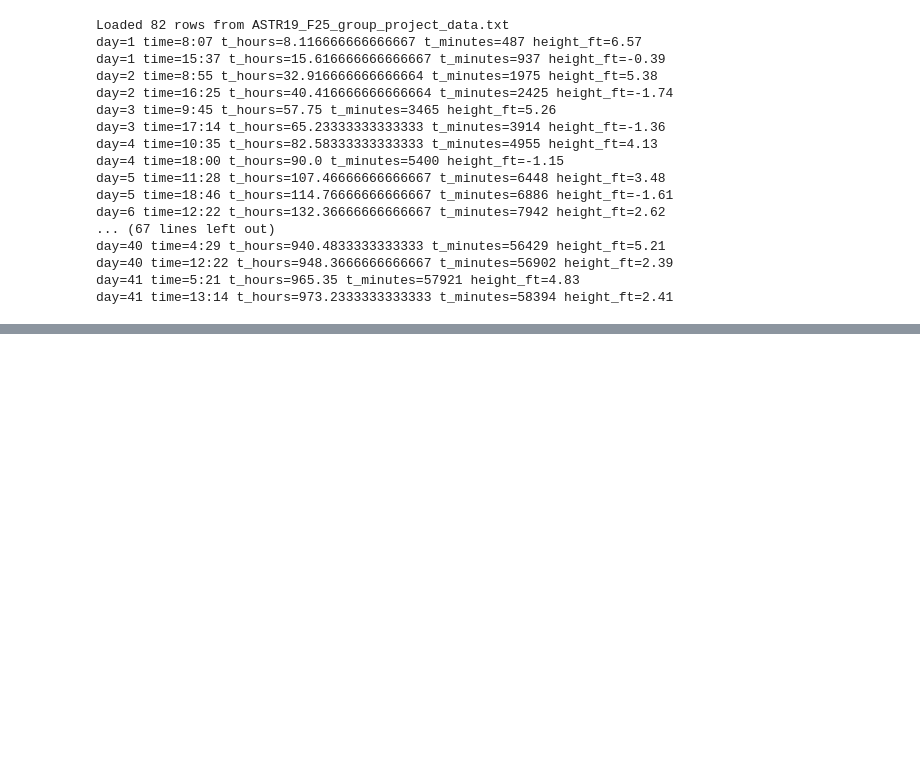
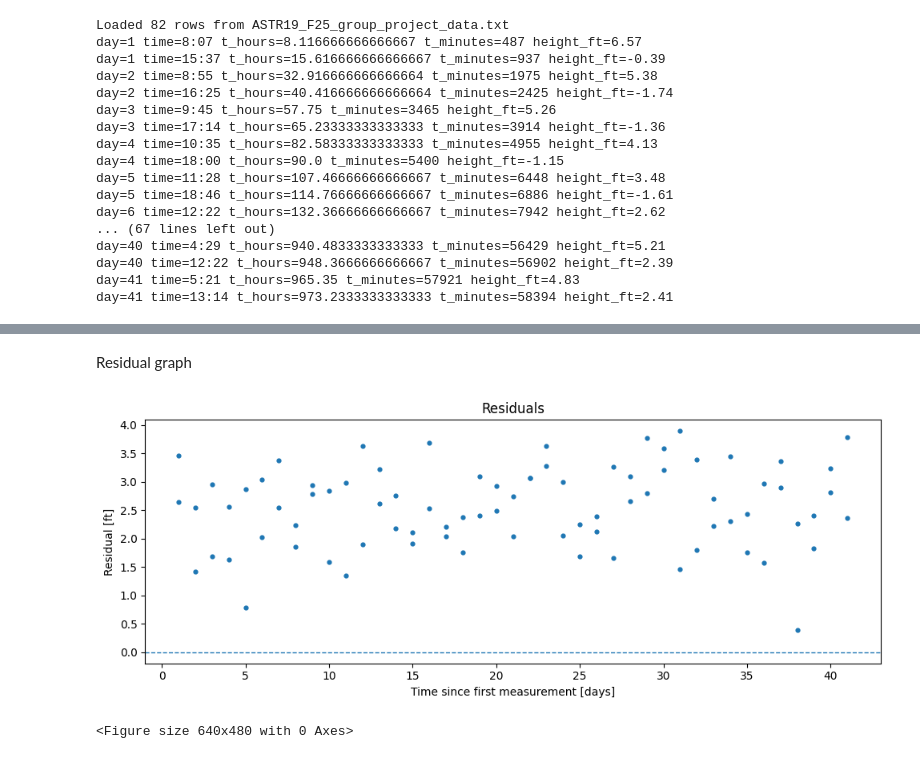
Before and after one commit to PrIceZeng-816/ASTR_19_Project, a Jupyter notebook: Project.ipynb, the cells around one changed output, grey strips where cells are left out. Drawn from its saved outputs; the diff is of its cells as text; code cells hidden in the pictures; blank space fills up the shorter version.

```diff
--- a/Project.ipynb
+++ b/Project.ipynb
@@ -61,0 +115,18 @@ day=41 time=13:14 t_hours=973.2333333333333 t_minutes=58394 height_ft=2.41
+# %%
+resid = y_axis - y_fit
+std_resid = np.std(resid, ddof=1)
+# %% [markdown]
+Residual graph
+# %%
+plt.figure(figsize=(10,4),facecolor="white")
+plt.axhline(0, ls="--", lw=1)
+plt.scatter(t_plot_day, resid, s=12)
+plt.xlabel("Time since first measurement [days]")
+plt.ylabel("Residual [ft]")
+plt.title("Residuals")
+plt.tight_layout()
+plt.show()
+plt.savefig("Residuals.png")
+# %% [output]
+[figure, added]
+<Figure size 640x480 with 0 Axes>
```
Also changed, not shown: parts of 7 cells of this notebook.
